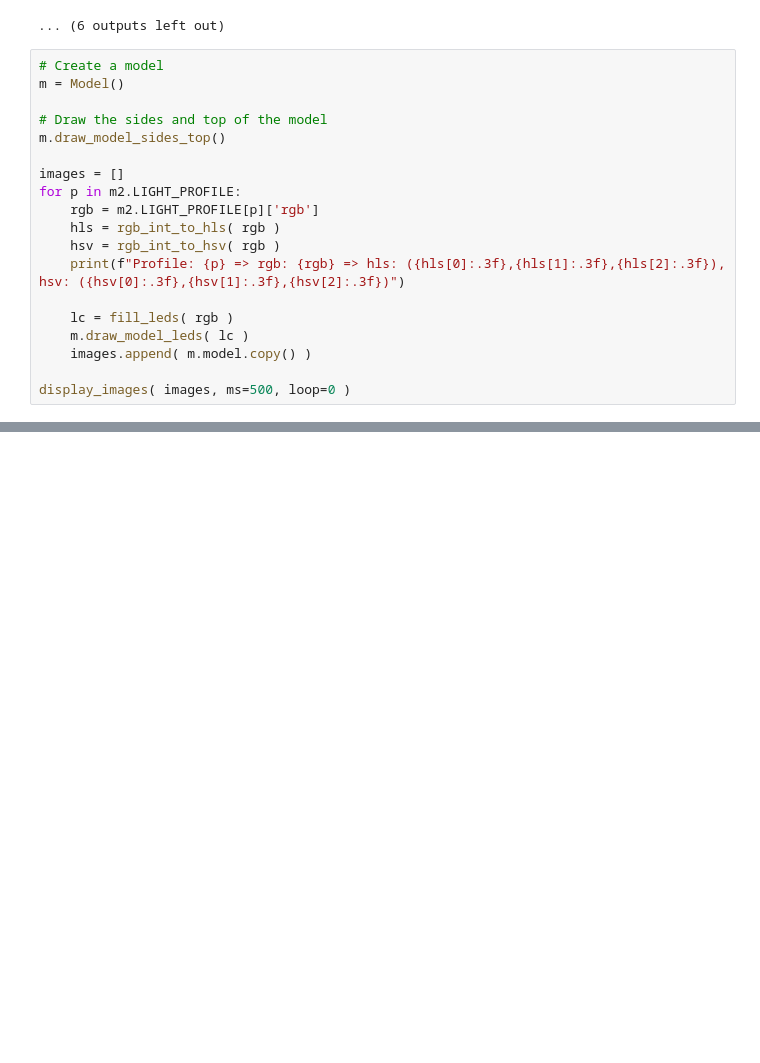
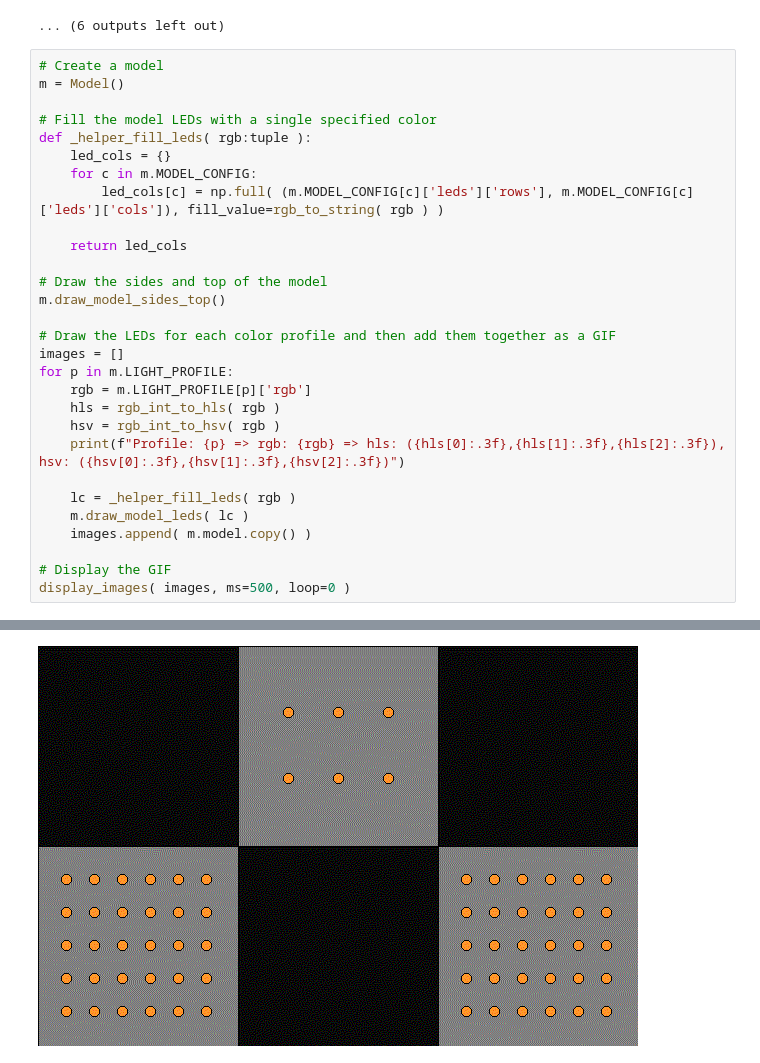
Before and after one commit to daddyjab/living_light, a Jupyter notebook: explore_concepts.ipynb, the cells around one changed output, grey strips where cells are left out. Cells and saved outputs as stored; diff of their text form; blank space fills up the shorter version.

Commit message:
Starting integration of Model with controller

```diff
--- a/explore_concepts.ipynb
+++ b/explore_concepts.ipynb
@@ -299,18 +286,29 @@ Color Profile: High Noon Sun
 # Create a model
 m = Model()
 
+# Fill the model LEDs with a single specified color
+def _helper_fill_leds( rgb:tuple ):
+    led_cols = {}
+    for c in m.MODEL_CONFIG:
+        led_cols[c] = np.full( (m.MODEL_CONFIG[c]['leds']['rows'], m.MODEL_CONFIG[c]['leds']['cols']), fill_value=rgb_to_string( rgb ) )
+
+    return led_cols
+
 # Draw the sides and top of the model
 m.draw_model_sides_top()
 
+# Draw the LEDs for each color profile and then add them together as a GIF
 images = []
-for p in m2.LIGHT_PROFILE:
-    rgb = m2.LIGHT_PROFILE[p]['rgb']
+for p in m.LIGHT_PROFILE:
+    rgb = m.LIGHT_PROFILE[p]['rgb']
     hls = rgb_int_to_hls( rgb )
     hsv = rgb_int_to_hsv( rgb )
     print(f"Profile: {p} => rgb: {rgb} => hls: ({hls[0]:.3f},{hls[1]:.3f},{hls[2]:.3f}), hsv: ({hsv[0]:.3f},{hsv[1]:.3f},{hsv[2]:.3f})")
 
-    lc = fill_leds( rgb )
+    lc = _helper_fill_leds( rgb )
     m.draw_model_leds( lc )
     images.append( m.model.copy() )
 
+# Display the GIF
 display_images( images, ms=500, loop=0 )
+# %% [output]
@@ -316,0 +324 @@ display_images( images, ms=500, loop=0 )
+[figure, added]
```
Also changed, not shown: parts of 5 cells of this notebook, 3 other files.
